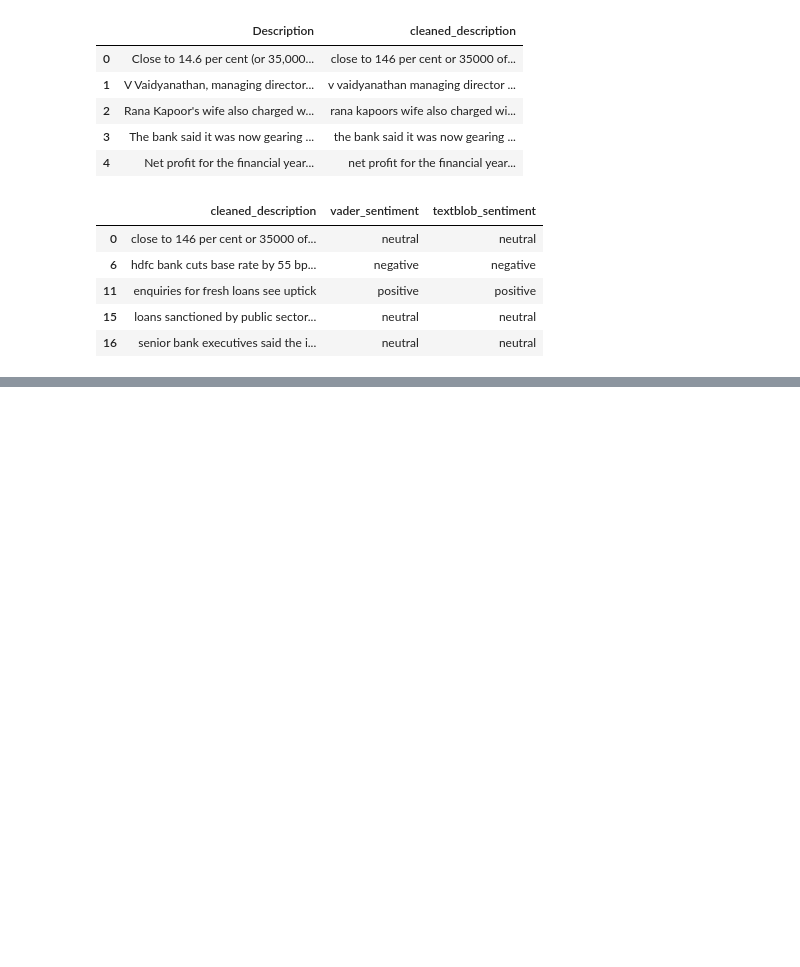
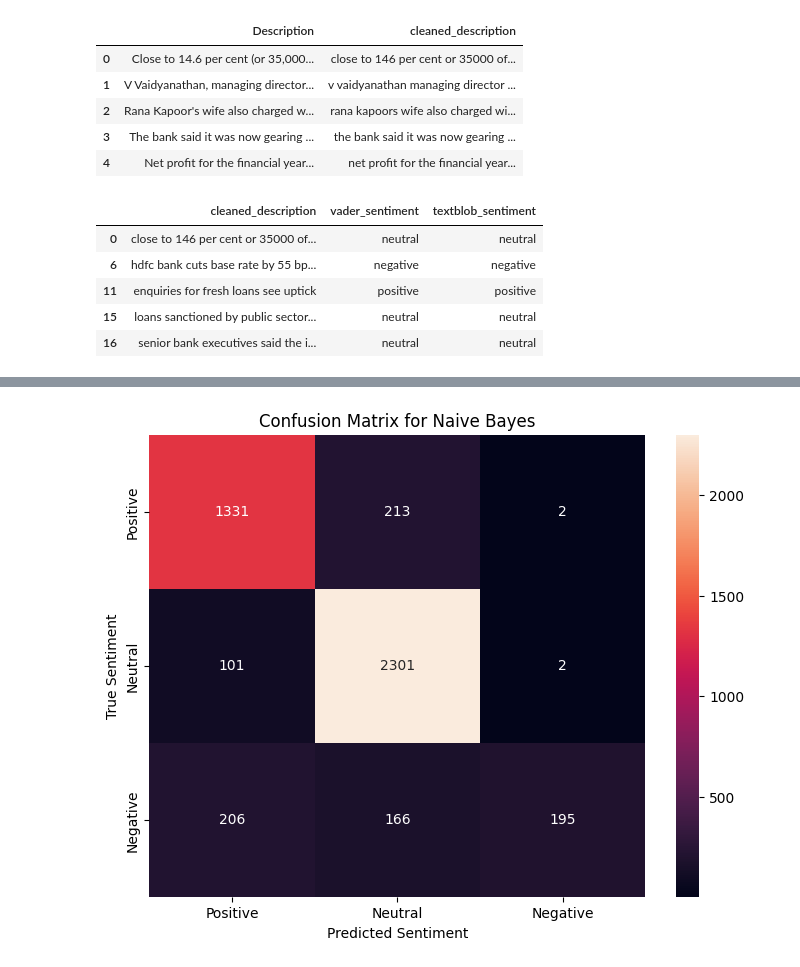
Before and after one commit to Shashank-Girish/FinancialNewsSentimentAnalysis, a Jupyter notebook: ML_Minor_FinNews.ipynb, the cells around one changed output, grey strips where cells are left out. Saved outputs shown, nothing was run; the diff lists cells and outputs as text; code cells hidden in the pictures; blank space fills up the shorter version.

```diff
--- a/ML_Minor_FinNews.ipynb
+++ b/ML_Minor_FinNews.ipynb
@@ -115,0 +151,2 @@ df[['cleaned_description', 'vader_sentiment', 'textblob_sentiment']].head()
+# %%
+hf_dataset = Dataset.from_pandas(df)
@@ -115,0 +318,13 @@ df[['cleaned_description', 'vader_sentiment', 'textblob_sentiment']].head()
+# %%
+
+cm = confusion_matrix(y_test, y_pred_nb, labels=['positive', 'neutral', 'negative'])
+
+# Visualize the confusion matrix
+plt.figure(figsize=(8, 6))
+sns.heatmap(cm, annot=True, fmt='d', xticklabels=['Positive', 'Neutral', 'Negative'], yticklabels=['Positive', 'Neutral', 'Negative'])
+plt.xlabel('Predicted Sentiment')
+plt.ylabel('True Sentiment')
+plt.title('Confusion Matrix for Naive Bayes')
+plt.show()
+# %% [output]
+[figure, added]
```
Also changed, not shown: parts of 16 cells of this notebook.
